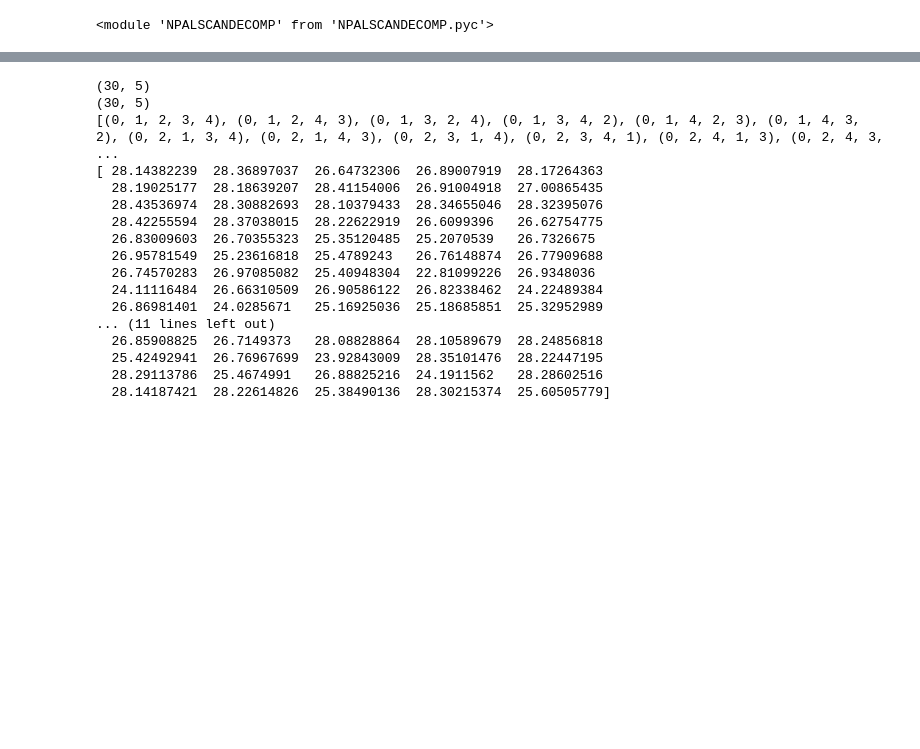
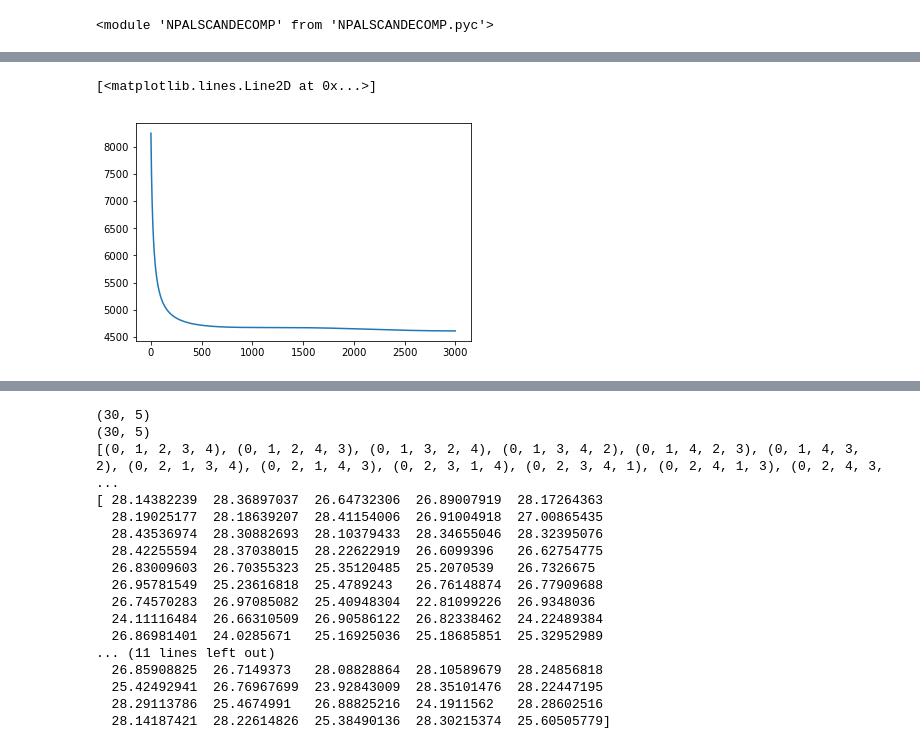
Before and after one commit to willow-ahrens/18.335FinalProject, a Jupyter notebook: NPALS_testing.ipynb, the cells around one changed output, grey strips where cells are left out. Saved outputs shown, nothing was run; the diff lists cells and outputs as text; code cells hidden in the pictures; blank space fills up the shorter version.

```diff
--- a/NPALS_testing.ipynb
+++ b/NPALS_testing.ipynb
@@ -76,3 +82,8 @@ ValueError: shapes (40,16) and (40,) not aligned: 16 (dim 1) != 40 (dim 0)
+# %%
+plt.plot(errors)
+# %% [output]
+[<matplotlib.lines.Line2D at 0x...>]
+[figure, added]
 # %%
 calc_exact_acc(A_out, B_out, C_out, A_true, B_true, C_true)
 # %% [output]
```
Also changed, not shown: parts of 7 cells of this notebook, 2 other files.
